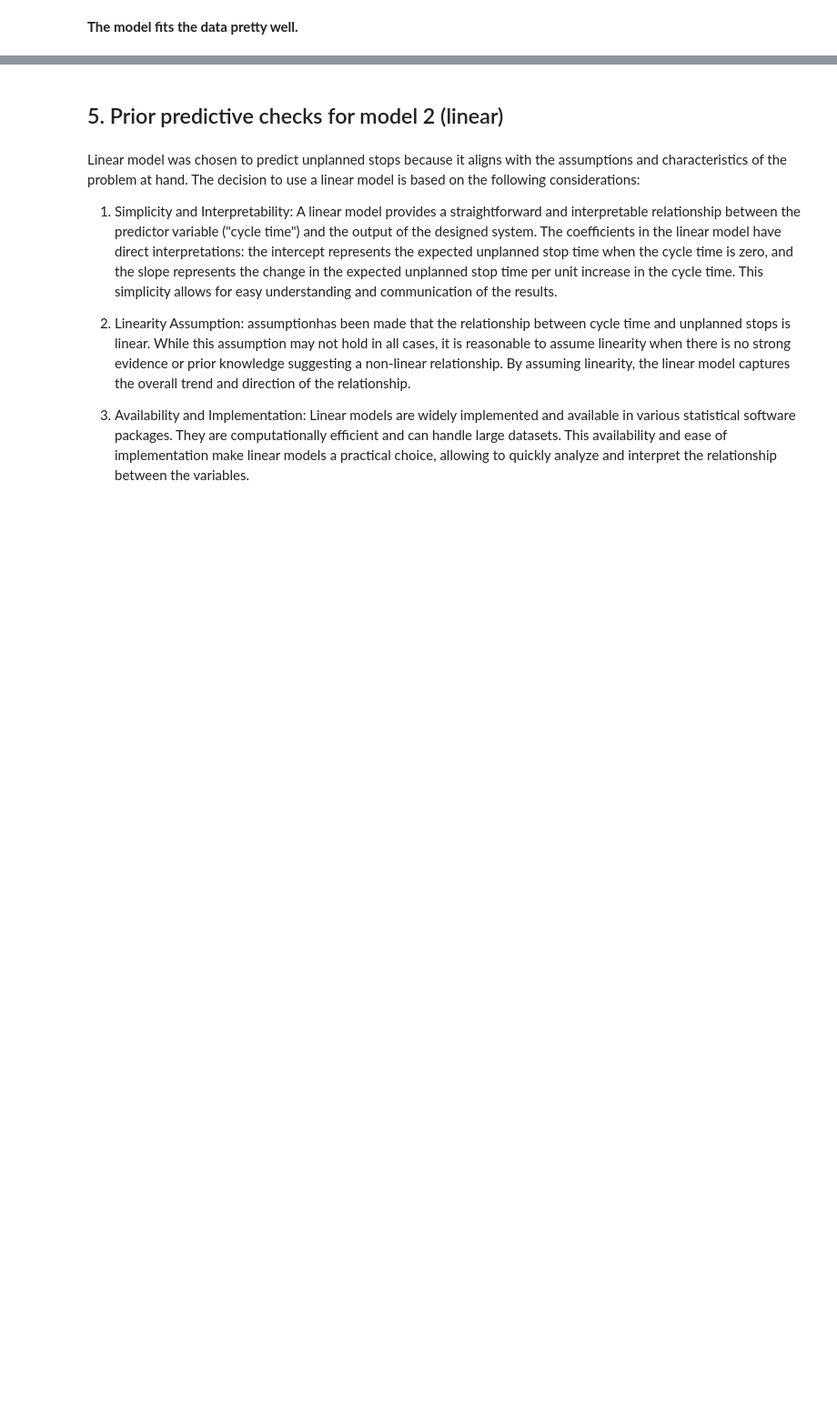
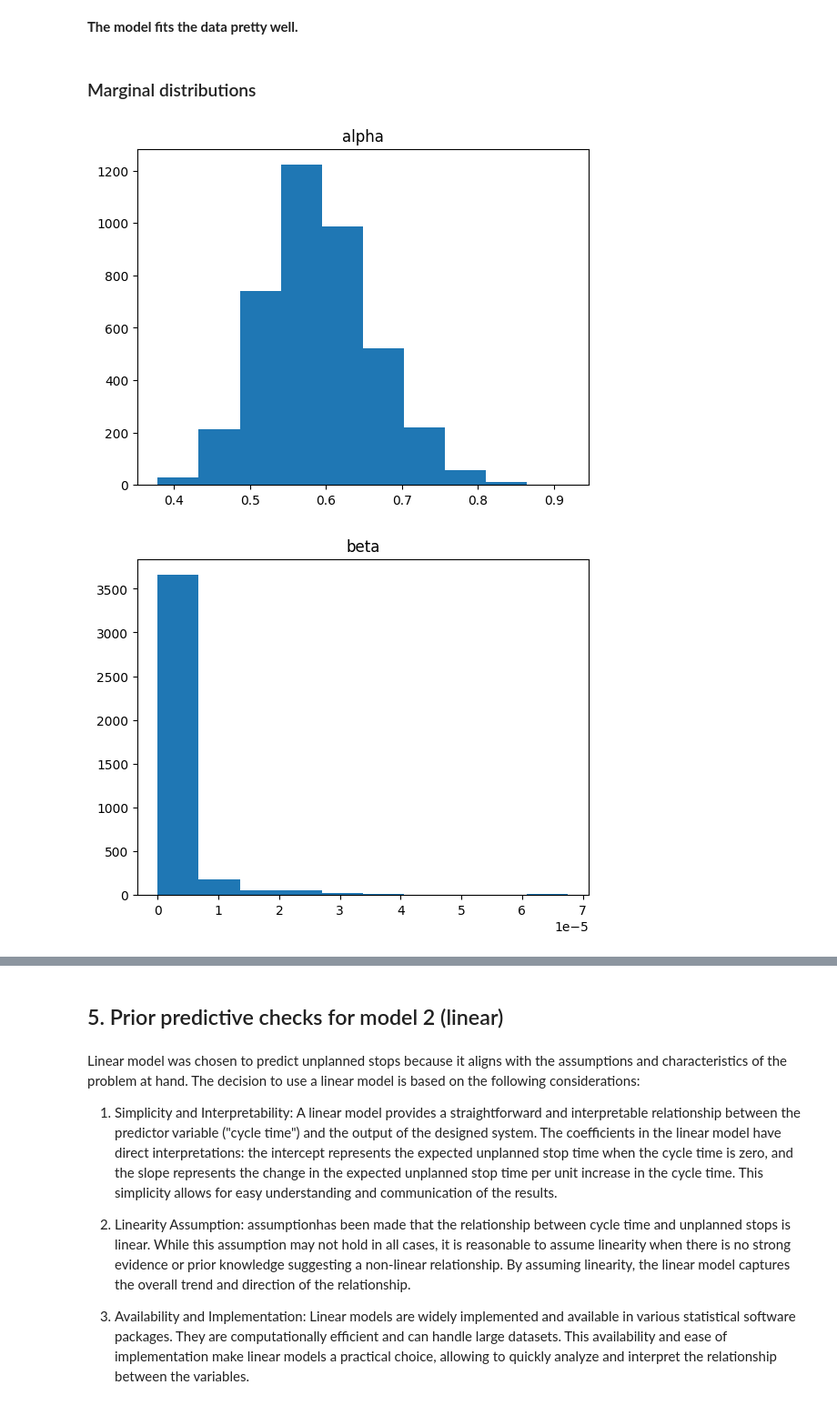
Before and after one commit to Artur-Mzyk/Data-Analytics, a Jupyter notebook: Project/review.ipynb, the cells around one changed output, grey strips where cells are left out. Shown at 91% size. Drawn from its saved outputs; the diff is of its cells as text; code cells hidden in the pictures; blank space fills up the shorter version.

Commit message:
added marginal dists and df summary

```diff
--- a/Project/review.ipynb
+++ b/Project/review.ipynb
@@ -382,2 +393,13 @@ Exception: gamma_lpdf: Random variable is 0, but must be positive finite! (in 'C
 # %% [markdown]
 **The model fits the data pretty well.**
+# %% [markdown]
+### Marginal distributions
+# %%
+for parameter in ['alpha', 'beta', 'predicted_stop_times[1]', 'predicted_stop_times[2]', 'predicted_stop_times[3]',
+               'predicted_stop_times[1]', 'predicted_stop_times[2]', 'predicted_stop_times[3]', 'predicted_stop_times[4]']:
+   plt.hist(gamma_fit_df[parameter])
+   plt.title(parameter)
+   plt.show()
+# %% [output]
+[figure, added]
+[figure, added]
```
Also changed, not shown: parts of 13 cells of this notebook.
